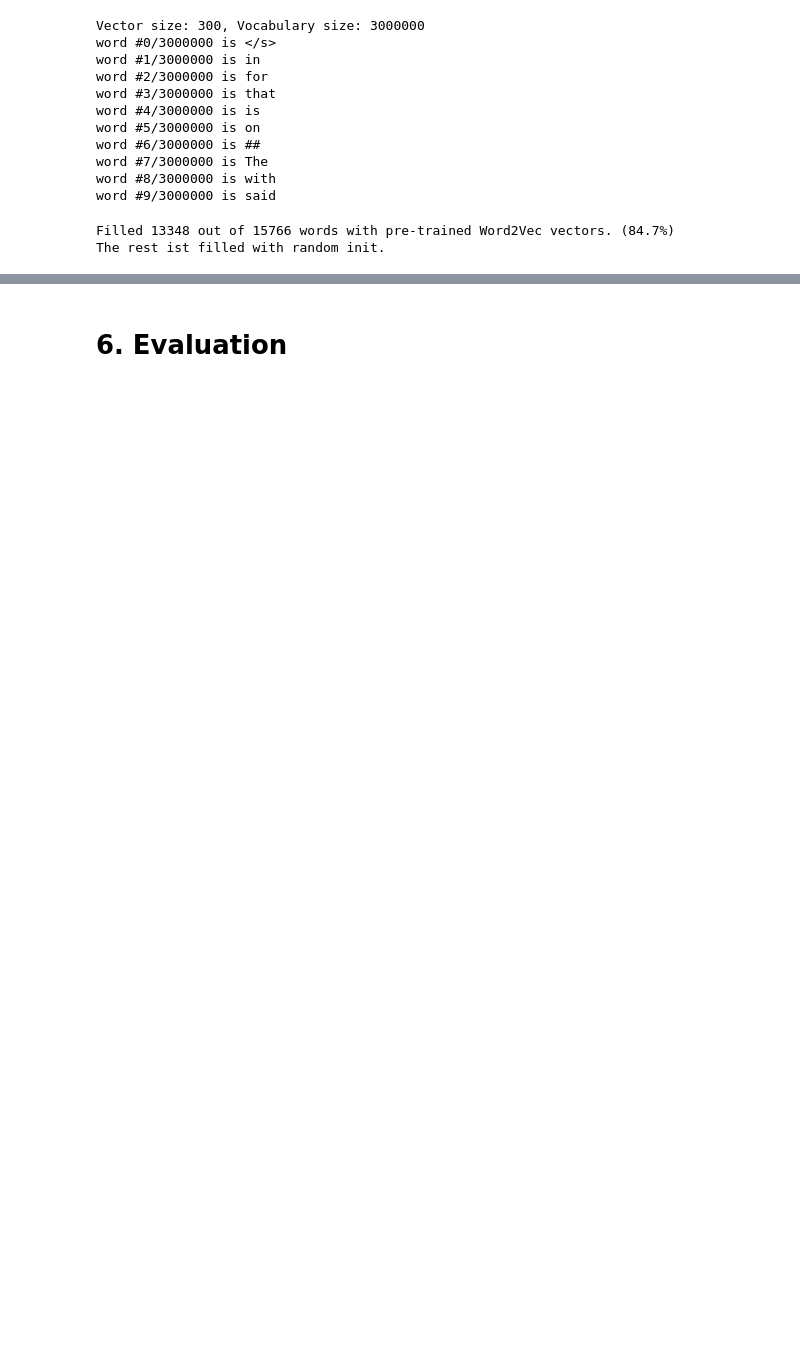
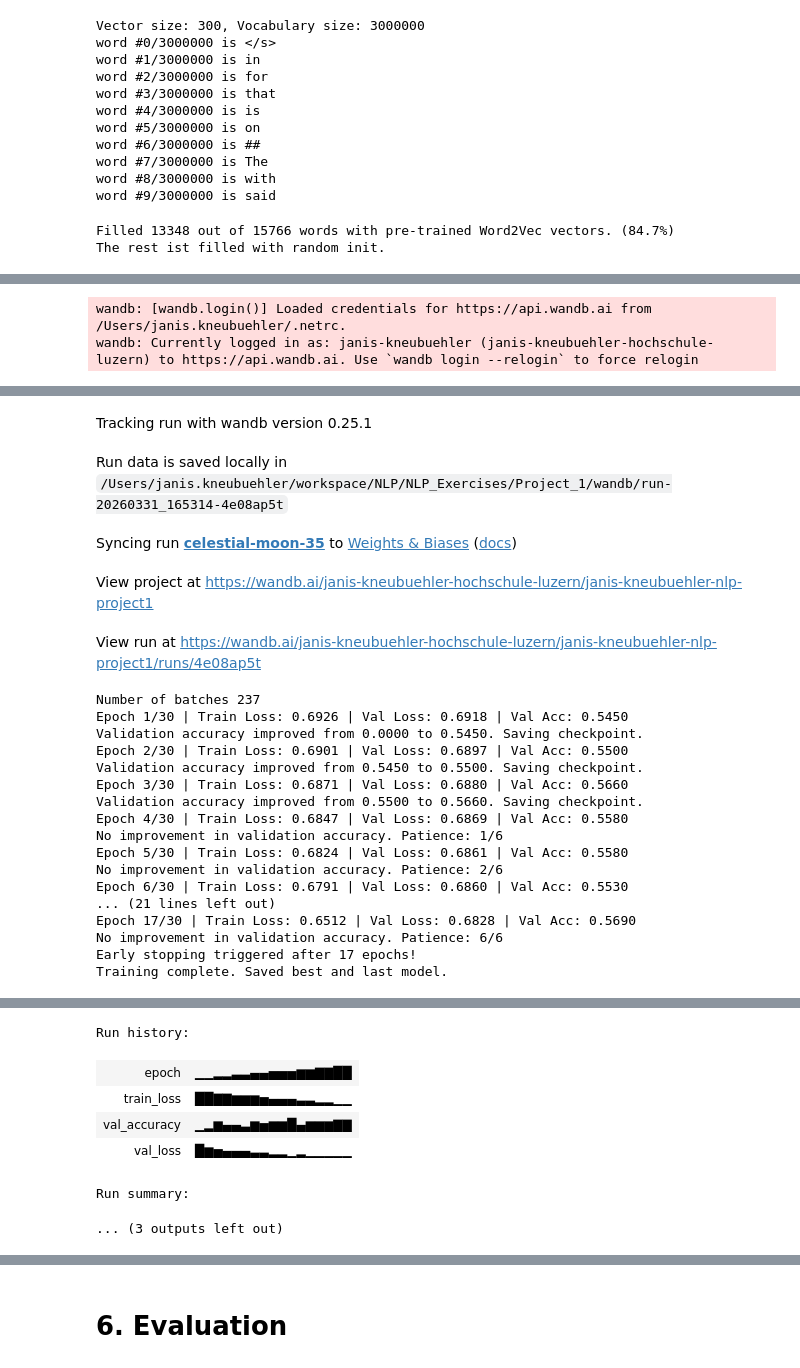
Before and after one commit to Kneubii/NLP_Exercises, a Jupyter notebook: Project_1/NLP_Project01_Janis_Kneubuehler.ipynb, the cells around one changed output, grey strips where cells are left out. Cells and saved outputs as stored; diff of their text form; code cells hidden in the pictures; blank space fills up the shorter version.

```diff
--- a/Project_1/NLP_Project01_Janis_Kneubuehler.ipynb
+++ b/Project_1/NLP_Project01_Janis_Kneubuehler.ipynb
@@ -445,30 +452,32 @@ def train_model(model, train_loader, valid_loader, criterion, optimizer, checkpo
 import torch.optim as optim
 
 # Login to W&B
-# wandb.login()
+wandb.login()
 
-# wandb.init(
-#     project="janis-kneubuehler-nlp-project1",
-#     config={
-#         "architecture": "ArchitectureOne",
-#         "run_goal": "decrease dropout",
-#         "learning_rate": 1e-3,
-#         "hidden_dim": 128,
-#         "dropout": 0.2,
-#         "epochs": 30,
-#         "batch_size": batch_size
-#     }
-# )
-# config = wandb.config
+wandb.init(
+    project="janis-kneubuehler-nlp-project1",
+    config={
+        "architecture": "ArchitectureOne",
+        "run_goal": "decrease dropout",
+        "learning_rate": 1e-3,
+        "hidden_dim": 128,
+        "dropout": 0.2,
+        "epochs": 30,
+        "batch_size": batch_size
+    }
+)
+config = wandb.config
 
-# model = ArchitectureOne(embedding_matrix, hidden_dim=128, dropout_rate=config.dropout)
+model = ArchitectureOne(embedding_matrix, hidden_dim=128, dropout_rate=config.dropout)
 
-# # I use CrossEntropyLoss and not BCELoss. It is easier to understand for me and does not need a Sigmoid function. It should not make a difference in quality.
-# criterion = nn.CrossEntropyLoss()
-# # I use Adam optimizer as discussed in the project discussion
-# trainable_parameters = (p for p in model.parameters() if p.requires_grad)
-# optimizer = optim.Adam(trainable_parameters, lr=config.learning_rate)
+criterion = nn.CrossEntropyLoss()
 
-# train_model(model, train_loader, valid_loader, criterion, optimizer, checkpoint_name="arch1", epochs=config.epochs, patience=6)
+trainable_parameters = (p for p in model.parameters() if p.requires_grad)
+optimizer = optim.Adam(trainable_parameters, lr=config.learning_rate)
 
-# wandb.finish()
+train_model(model, train_loader, valid_loader, criterion, optimizer, checkpoint_name=f"arch1_{wandb.run.name}", epochs=config.epochs, patience=6)
+
+wandb.finish()
+# %% [output]
+wandb: [wandb.login()] Loaded credentials for https://api.wandb.ai from /Users/janis.kneubuehler/.netrc.
+wandb: Currently logged in as: janis-kneubuehler (janis-kneubuehler-hochschule-luzern) to https://api.wandb.ai. Use `wandb login --relogin` to force relogin
@@ -474,0 +485,22 @@ import torch.optim as optim
+Tracking run with wandb version 0.25.1
+Run data is saved locally in /Users/janis.kneubuehler/workspace/NLP/NLP_Exercises/Project_1/wandb/run-20260331_165314-4e08ap5t
+Syncing run celestial-moon-35 to Weights & Biases (docs)
+View project at https://wandb.ai/janis-kneubuehler-hochschule-luzern/janis-kneubuehler-nlp-project1
+View run at https://wandb.ai/janis-kneubuehler-hochschule-luzern/janis-kneubuehler-nlp-project1/runs/4e08ap5t
+Number of batches 237
+Epoch 1/30 | Train Loss: 0.6926 | Val Loss: 0.6918 | Val Acc: 0.5450
+Validation accuracy improved from 0.0000 to 0.5450. Saving checkpoint.
+Epoch 2/30 | Train Loss: 0.6901 | Val Loss: 0.6897 | Val Acc: 0.5500
+Validation accuracy improved from 0.5450 to 0.5500. Saving checkpoint.
+Epoch 3/30 | Train Loss: 0.6871 | Val Loss: 0.6880 | Val Acc: 0.5660
+Validation accuracy improved from 0.5500 to 0.5660. Saving checkpoint.
+Epoch 4/30 | Train Loss: 0.6847 | Val Loss: 0.6869 | Val Acc: 0.5580
+No improvement in validation accuracy. Patience: 1/6
+Epoch 5/30 | Train Loss: 0.6824 | Val Loss: 0.6861 | Val Acc: 0.5580
+No improvement in validation accuracy. Patience: 2/6
+Epoch 6/30 | Train Loss: 0.6791 | Val Loss: 0.6860 | Val Acc: 0.5530
+... (21 lines left out)
+Epoch 17/30 | Train Loss: 0.6512 | Val Loss: 0.6828 | Val Acc: 0.5690
+No improvement in validation accuracy. Patience: 6/6
+Early stopping triggered after 17 epochs!
+Training complete. Saved best and last model.
@@ -475,3 +508,10 @@ import torch.optim as optim
+Run history:
+| epoch | ▁▁▂▂▃▃▄▄▅▅▅▆▆▇▇██ |
+| train_loss | ██▇▇▆▆▆▅▄▄▄▃▃▂▂▁▁ |
+| val_accuracy | ▁▂▆▄▄▃▆▅▆▆█▄▆▆▆▇▇ |
+| val_loss | █▆▅▄▄▄▃▃▂▂▁▂▁▁▁▁▁ |
+Run summary:
+... (3 outputs left out)
 # %%
 import torch.optim as optim
 
```
Also changed, not shown: parts of 16 cells of this notebook.
